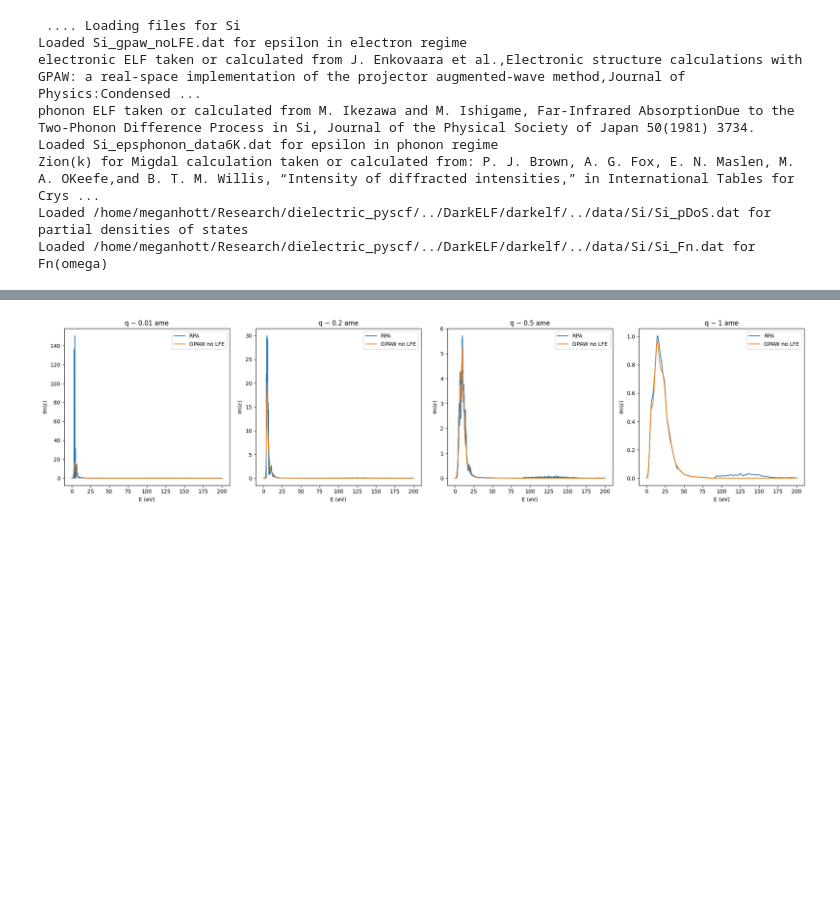
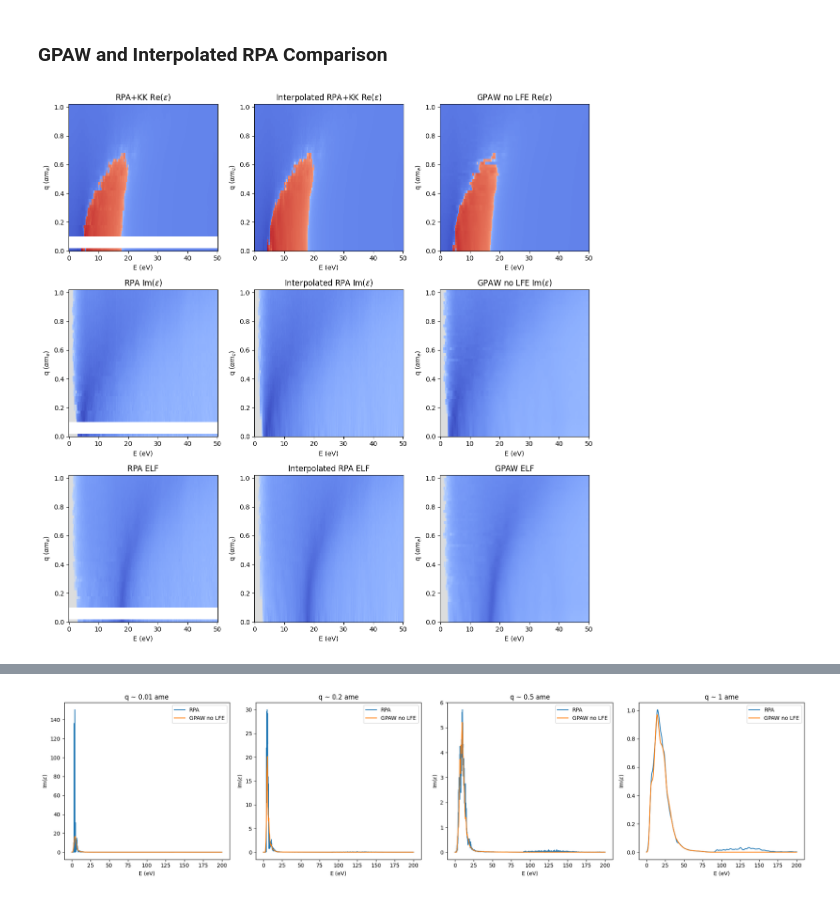
Before and after one commit to meganhott/QCDark2, a Jupyter notebook: plots.ipynb, the cells around one changed output, grey strips where cells are left out. Saved outputs shown, nothing was run; the diff lists cells and outputs as text; code cells hidden in the pictures; blank space fills up the shorter version.

Commit message:
updating plots

```diff
--- a/plots.ipynb
+++ b/plots.ipynb
@@ -13,3 +28,56 @@ alpha = 1.0/137.03599908
+# %% [markdown]
+### GPAW and Interpolated RPA Comparison
+# %%
+def elf(eps):
+    return np.imag(eps)/((np.imag(eps))**2+np.real(eps)**2)
+
+q = np.arange(0.01, 1+1.5*parmt.dq, parmt.dq) #alpha me
+E = np.arange(0, 50+parmt.dE, parmt.dE) #eV
+
+binned_eps = np.load('test_resources/binned_eps/cc-pvtz_pbe_8_bg1.10_1q_50E.npy') #8x8x8
+bin_centers = gen_bin_centers(q_max=1)
+int_binned_eps = interp_eps(bin_centers, binned_eps)
+
+eps_8 = epsilon_r(bin_centers, binned_eps)
+eps_8_interp = epsilon_r(bin_centers, int_binned_eps) #interpolated with LinearNDInterpolator from scipy
+
+c = 'coolwarm_r'
+th = 1e-4
+re_min = np.min(np.real(eps_8[np.invert(np.isnan(eps_8))]))
+re_max = np.min(np.real(eps_8[np.invert(np.isnan(eps_8))]))
+re_max = max(-1*re_min, re_max)
+
+fig, ax = plt.subplots(3,3, figsize=(12,12))
+
+im0 = ax[(0,0)].pcolormesh(E, q, np.real(eps_8), cmap=c, norm=matplotlib.colors.SymLogNorm(th, vmin=-re_max, vmax=re_max))
+im1 = ax[(1,0)].pcolormesh(E, q, np.imag(eps_8), cmap=c, norm=matplotlib.colors.SymLogNorm(th, vmin=-re_max, vmax=re_max))
+im6 = ax[(2,0)].pcolormesh(E, q, elf(eps_8), cmap=c, norm=matplotlib.colors.SymLogNorm(th, vmin=-re_max, vmax=re_max))
+im2 = ax[(0,1)].pcolormesh(E, q, np.real(eps_8_interp), cmap=c, norm=matplotlib.colors.SymLogNorm(th, vmin=-re_max, vmax=re_max))
+im3 = ax[(1,1)].pcolormesh(E, q, np.imag(eps_8_interp), cmap=c, norm=matplotlib.colors.SymLogNorm(th, vmin=-re_max, vmax=re_max))
+im7 = ax[(2,1)].pcolormesh(E, q, elf(eps_8_interp), cmap=c, norm=matplotlib.colors.SymLogNorm(th, vmin=-re_max, vmax=re_max))
+im4 = ax[(0,2)].pcolormesh(E, q, darkelf_gpaw.eps1(E, q*alpha*mElectron), cmap=c, norm=matplotlib.colors.SymLogNorm(th, vmin=-re_max, vmax=re_max))
+im5 = ax[(1,2)].pcolormesh(E, q, darkelf_gpaw.eps2(E, q*alpha*mElectron), cmap=c, norm=matplotlib.colors.SymLogNorm(th, vmin=-re_max, vmax=re_max))
+im8 = ax[(2,2)].pcolormesh(E, q, elf(darkelf_gpaw.eps1(E, q*alpha*mElectron) + 1j*darkelf_gpaw.eps2(E, q*alpha*mElectron)), cmap=c, norm=matplotlib.colors.SymLogNorm(th, vmin=-re_max, vmax=re_max))
+
+ax[(0,0)].set_title(r'RPA+KK Re($\epsilon$)')
+ax[(1,0)].set_title(r'RPA Im($\epsilon$)')
+ax[(2,0)].set_title('RPA ELF')
+
+ax[(0,1)].set_title(r'Interpolated RPA+KK Re($\epsilon$)')
+ax[(1,1)].set_title(r'Interpolated RPA Im($\epsilon$)')
+ax[(2,1)].set_title('Interpolated RPA ELF')
+
+ax[(0,2)].set_title(r'GPAW no LFE Re($\epsilon$)')
+ax[(1,2)].set_title(r'GPAW no LFE Im($\epsilon$)')
+ax[(2,2)].set_title('GPAW ELF')
+
+for i in [0,1,2]:
+    for j in [0,1,2]:
+        ax[(i,j)].set_xlabel('E (eV)')
+        ax[(i,j)].set_ylabel(r'q ($\alpha m_e$)')
+plt.tight_layout()
+# %% [output]
+[figure, added]
 # %%
 #RPA
 binned_eps = np.load('test_resources/binned_eps/cc-pvtz_pbe_6_bg1.10_1q_200E_old.npy') #6x6x6 -> 6x6x6
@@ -59,20 +127,3 @@ def kk_2d(eps, E, n_E, corr=False):
     if corr:
         eps_re = eps_re*10 #correction factor is 1/parmt.dE = 10, not 4pi
     return eps_re + 1
-# %%
-#DarkELF
-import sys
-import os
-sys.path.append(os.getcwd()+'/../DarkELF')
-from darkelf import darkelf, targets
-
-darkelf_gpaw = darkelf(target='Si', filename='Si_gpaw_noLFE.dat')
-# %% [output]
- .... Loading files for Si
-Loaded Si_gpaw_noLFE.dat for epsilon in electron regime
-electronic ELF taken or calculated from J. Enkovaara et al.,Electronic structure calculations with GPAW: a real-space implementation of the projector augmented-wave method,Journal of Physics:Condensed ...
-phonon ELF taken or calculated from M. Ikezawa and M. Ishigame, Far-Infrared AbsorptionDue to the Two-Phonon Difference Process in Si, Journal of the Physical Society of Japan 50(1981) 3734.
-Loaded Si_epsphonon_data6K.dat for epsilon in phonon regime
-Zion(k) for Migdal calculation taken or calculated from: P. J. Brown, A. G. Fox, E. N. Maslen, M. A. OKeefe,and B. T. M. Willis, “Intensity of diffracted intensities,” in International Tables for Crys ...
-Loaded /home/meganhott/Research/dielectric_pyscf/../DarkELF/darkelf/../data/Si/Si_pDoS.dat for partial densities of states
-Loaded /home/meganhott/Research/dielectric_pyscf/../DarkELF/darkelf/../data/Si/Si_Fn.dat for Fn(omega)
```
Also changed, not shown: parts of 27 cells of this notebook, 1 other file.
